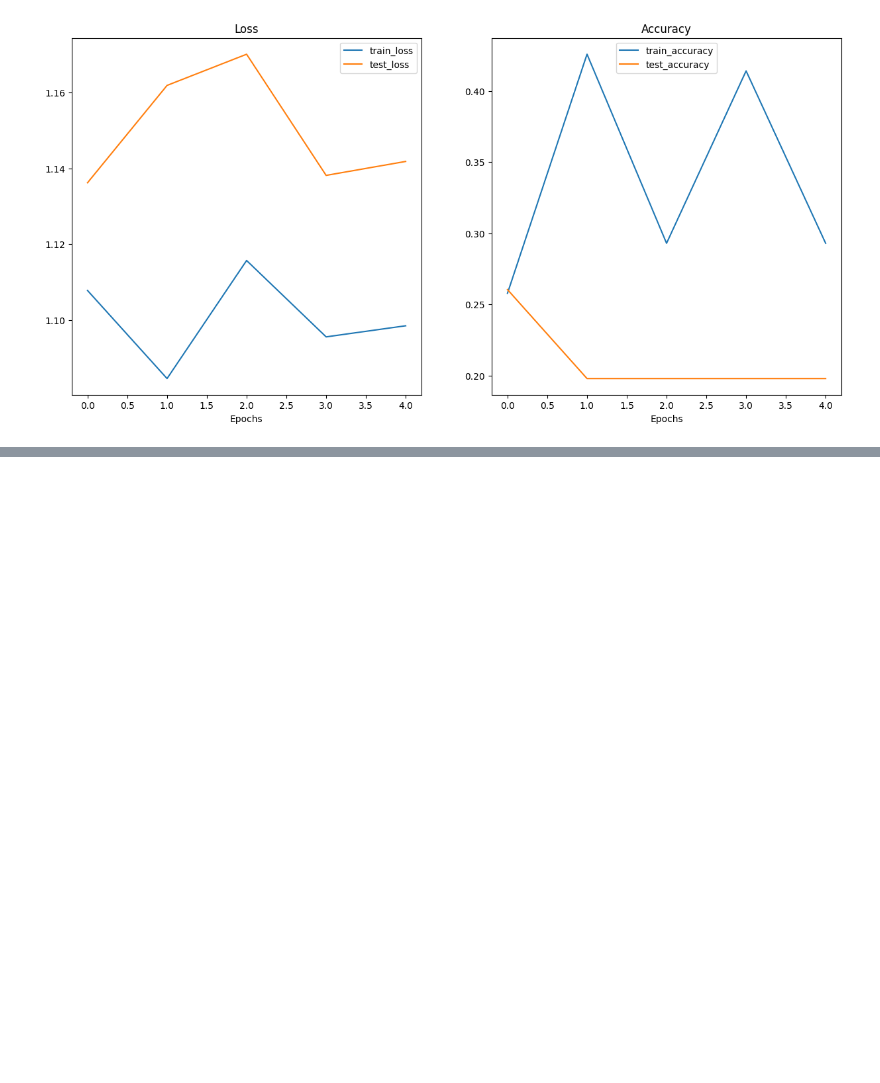
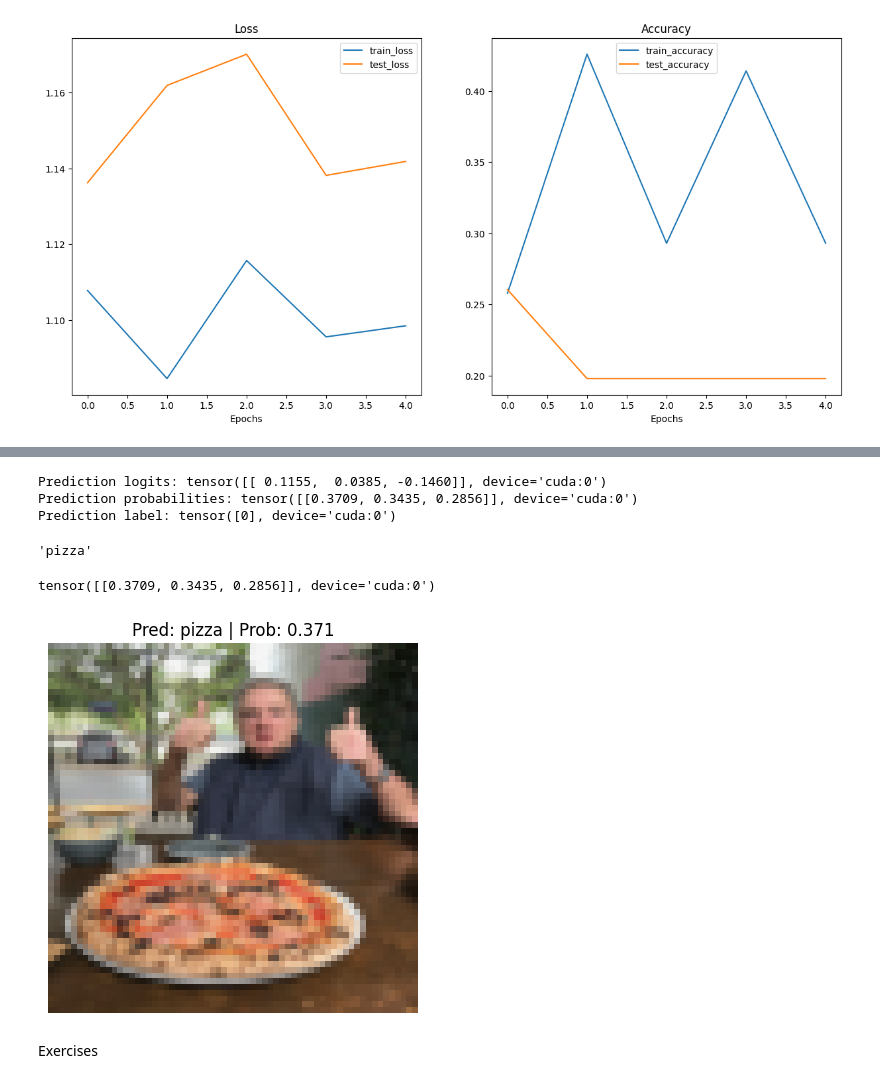
Before and after one commit to AlexanderAKM/Pytorch-Fundamentals, a Jupyter notebook: 04_pytorch_custom_datasets.ipynb, the cells around one changed output, grey strips where cells are left out. Cells and saved outputs as stored; diff of their text form; code cells hidden in the pictures; blank space fills up the shorter version.

Commit message:
Done with materials, now exercises

```diff
--- a/04_pytorch_custom_datasets.ipynb
+++ b/04_pytorch_custom_datasets.ipynb
@@ -868,0 +1153,25 @@ test_transform = transforms.Compose([
+# %%
+# Print out prediction logits
+print(f"Prediction logits: {custom_image_pred}")
+
+# Convert logits -> prediction probabilities (using torch.softmax() for multi-class classification)
+custom_image_pred_probs = torch.softmax(custom_image_pred, dim=1)
+print(f"Prediction probabilities: {custom_image_pred_probs}")
+
+# Convert prediction probabilities -> prediction labels
+custom_image_pred_label = torch.argmax(custom_image_pred_probs, dim=1)
+print(f"Prediction label: {custom_image_pred_label}")
+# %% [output]
+Prediction logits: tensor([[ 0.1155,  0.0385, -0.1460]], device='cuda:0')
+Prediction probabilities: tensor([[0.3709, 0.3435, 0.2856]], device='cuda:0')
+Prediction label: tensor([0], device='cuda:0')
+# %%
+# Find the predicted label
+custom_image_pred_class = class_names[custom_image_pred_label.cpu()] # put pred label to CPU, otherwise will error
+custom_image_pred_class
+# %% [output]
+'pizza'
+# %%
+custom_image_pred_probs
+# %% [output]
+tensor([[0.3709, 0.3435, 0.2856]], device='cuda:0')
@@ -868,0 +1222,10 @@ test_transform = transforms.Compose([
+# %%
+pred_and_plot_image(model=model_1,
+                    image_path=custom_image_path,
+                    class_names=class_names,
+                    transform=custom_image_transform,
+                    device=device)
+# %% [output]
+[figure, added]
+# %% [markdown]
+Exercises
```
Also changed, not shown: parts of 16 cells of this notebook, 1 other file.
